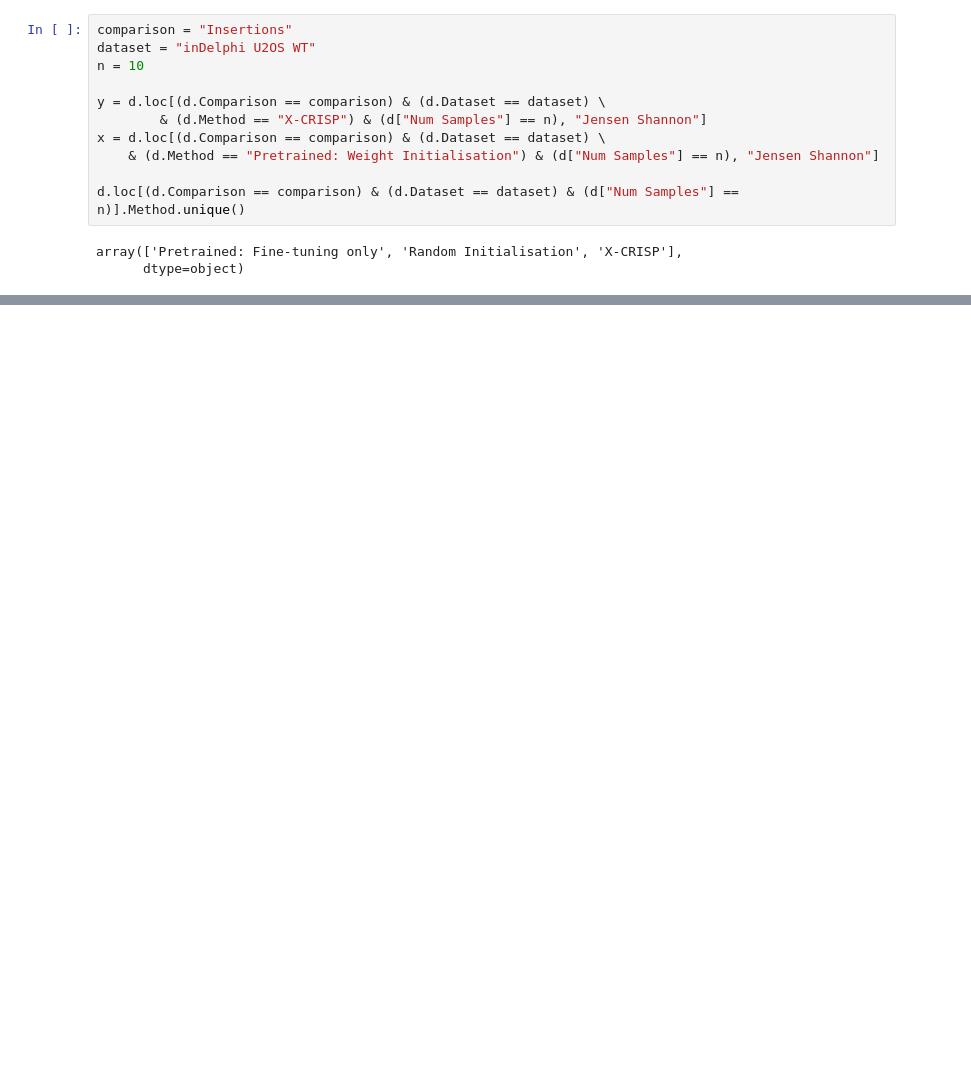
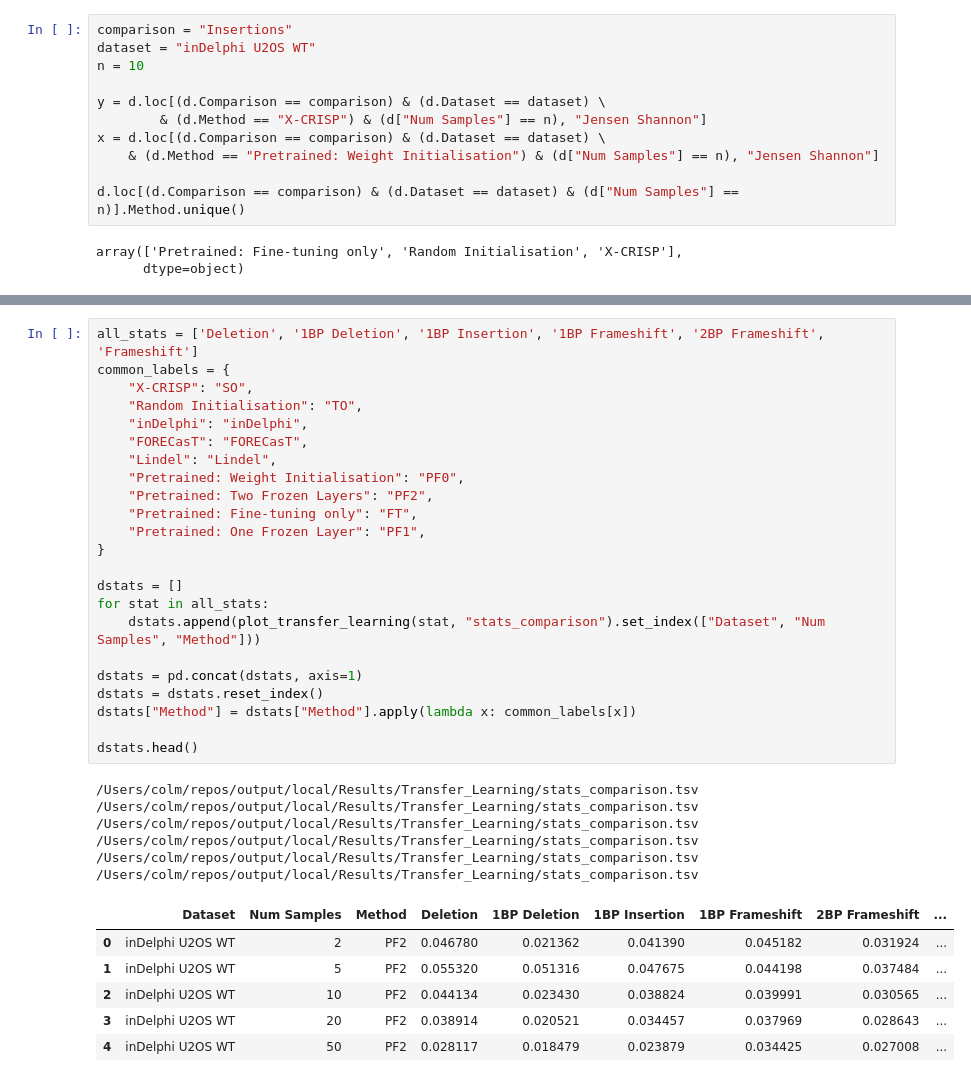
Before and after one commit to zouter/XCRISP, a Jupyter notebook: notebooks/figures/4.transfer_learning.ipynb, the cells around one changed output, grey strips where cells are left out. Drawn from its saved outputs; the diff is of its cells as text; blank space fills up the shorter version.

```diff
--- a/notebooks/figures/4.transfer_learning.ipynb
+++ b/notebooks/figures/4.transfer_learning.ipynb
@@ -436,0 +450,36 @@ for metric in ["js", "corr", "mse"]:
+# %%
+all_stats = ['Deletion', '1BP Deletion', '1BP Insertion', '1BP Frameshift', '2BP Frameshift', 'Frameshift']
+common_labels = {
+    "X-CRISP": "SO",
+    "Random Initialisation": "TO",
+    "inDelphi": "inDelphi",
+    "FORECasT": "FORECasT",
+    "Lindel": "Lindel",
+    "Pretrained: Weight Initialisation": "PF0",
+    "Pretrained: Two Frozen Layers": "PF2",
+    "Pretrained: Fine-tuning only": "FT",
+    "Pretrained: One Frozen Layer": "PF1",
+}
+
+dstats = []
+for stat in all_stats:
+    dstats.append(plot_transfer_learning(stat, "stats_comparison").set_index(["Dataset", "Num Samples", "Method"]))
+
+dstats = pd.concat(dstats, axis=1)
+dstats = dstats.reset_index()
+dstats["Method"] = dstats["Method"].apply(lambda x: common_labels[x])
+
+dstats.head()
+# %% [output]
+/Users/colm/repos/output/local/Results/Transfer_Learning/stats_comparison.tsv
+/Users/colm/repos/output/local/Results/Transfer_Learning/stats_comparison.tsv
+/Users/colm/repos/output/local/Results/Transfer_Learning/stats_comparison.tsv
+/Users/colm/repos/output/local/Results/Transfer_Learning/stats_comparison.tsv
+/Users/colm/repos/output/local/Results/Transfer_Learning/stats_comparison.tsv
+/Users/colm/repos/output/local/Results/Transfer_Learning/stats_comparison.tsv
+|  | Dataset | Num Samples | Method | Deletion | 1BP Deletion | 1BP Insertion | 1BP Frameshift | 2BP Frameshift | ... |
+| 0 | inDelphi U2OS WT | 2 | PF2 | 0.046780 | 0.021362 | 0.041390 | 0.045182 | 0.031924 | ... |
+| 1 | inDelphi U2OS WT | 5 | PF2 | 0.055320 | 0.051316 | 0.047675 | 0.044198 | 0.037484 | ... |
+| 2 | inDelphi U2OS WT | 10 | PF2 | 0.044134 | 0.023430 | 0.038824 | 0.039991 | 0.030565 | ... |
+| 3 | inDelphi U2OS WT | 20 | PF2 | 0.038914 | 0.020521 | 0.034457 | 0.037969 | 0.028643 | ... |
+| 4 | inDelphi U2OS WT | 50 | PF2 | 0.028117 | 0.018479 | 0.023879 | 0.034425 | 0.027008 | ... |
```
Also changed, not shown: parts of 7 cells of this notebook, 12 other files.
